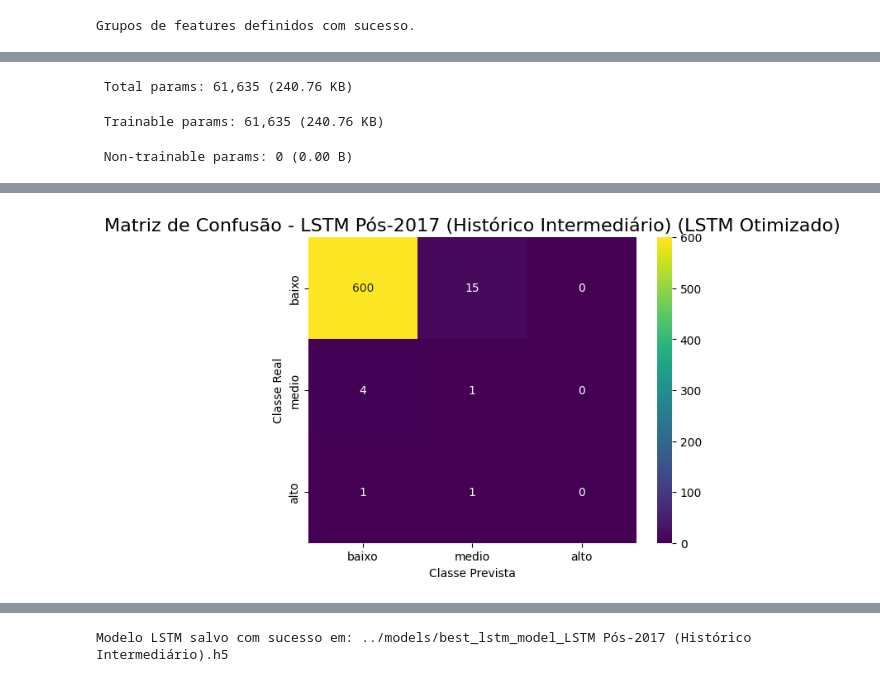
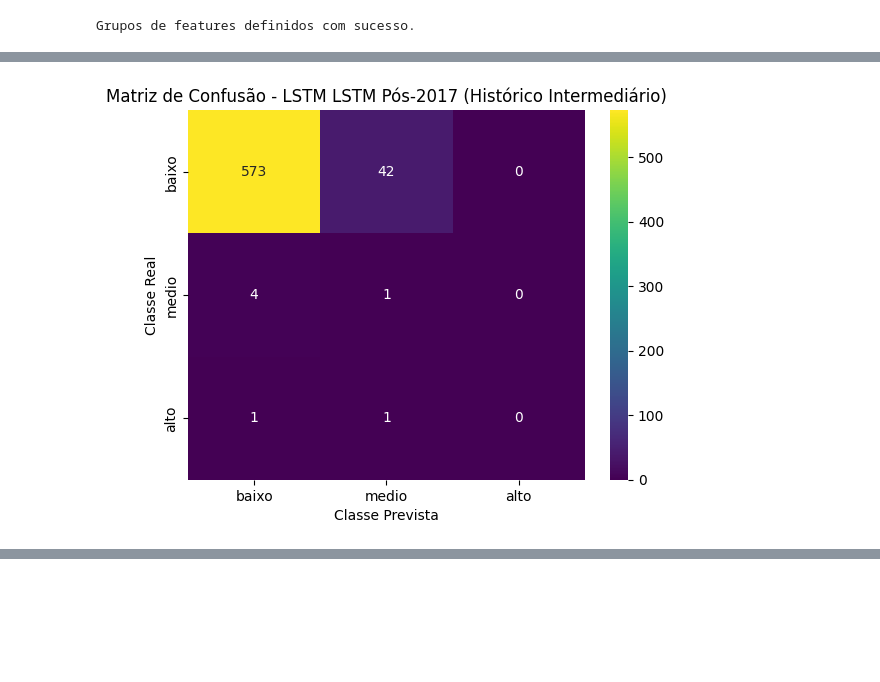
Before and after one commit to pauloprbs/ons-risk-prediction, a Jupyter notebook: notebooks/10-Modelagem-LTSM.ipynb, the cells around one changed output, grey strips where cells are left out. Cells and saved outputs as stored; diff of their text form; code cells hidden in the pictures; blank space fills up the shorter version.

```diff
--- a/notebooks/10-Modelagem-LTSM.ipynb
+++ b/notebooks/10-Modelagem-LTSM.ipynb
@@ -267,61 +184,23 @@ Busca de hiperparâmetros concluída.
 # %%
-# --- Célula 7: Obtenção, Avaliação e Salvamento do Modelo LSTM ---
-import os
-from sklearn.metrics import classification_report, confusion_matrix
-import seaborn as sns
-import matplotlib.pyplot as plt
-import numpy as np
+# --- Célula 7: Avaliação + Salvamento ---
+best_model = tuner.get_best_models(1)[0]
 
-# 1. Obter os melhores hiperparâmetros e o melhor modelo do 'tuner'
-best_hps = tuner.get_best_hyperparameters(num_trials=1)[0]
-best_model = tuner.get_best_models(num_models=1)[0]
+# Previsão
+y_pred_proba = best_model.predict(X_test_seq)
+y_pred = np.argmax(y_pred_proba, axis=1)
 
-print("\n--- Melhores Hiperparâmetros Encontrados ---")
-for hp in best_hps.values:
-    print(f"- {hp}: {best_hps.get(hp)}")
-print("-------------------------------------------")
+print(f"\nResultados finais LSTM - {nome_cenario}")
+print(classification_report(y_test_seq, y_pred, target_names=mapeamento_risco.keys(), zero_division=0))
 
-best_model.summary()
+# Matriz de confusão
+cm = confusion_matrix(y_test_seq, y_pred)
+sns.heatmap(cm, annot=True, fmt='d', cmap='viridis', xticklabels=mapeamento_risco.keys(), yticklabels=mapeamento_risco.keys())
+plt.title(f'Matriz de Confusão - LSTM {nome_cenario}')
+plt.ylabel('Classe Real'); plt.xlabel('Classe Prevista'); plt.show()
 
-# 2. Avaliação final nos dados de teste
-print("\nObtendo as probabilidades do melhor modelo LSTM nos dados de teste...")
-y_pred_proba = best_model.predict(X_test_seq)
-
-# --- Ajuste os limiares aqui ---
-threshold_alto = 0.05
-threshold_medio = 0.15
-# -----------------------------
-
-y_pred_custom = []
-for probs in y_pred_proba:
-    prob_baixo, prob_medio, prob_alto = probs
-    if prob_alto >= threshold_alto:
-        y_pred_custom.append(2)
-    elif prob_medio >= threshold_medio:
-        y_pred_custom.append(1)
-    else:
-        y_pred_custom.append(0)
-
-y_pred_custom = np.array(y_pred_custom)
-
-print(f"\n--- Resultados Finais do Cenário: {nome_cenario} (LSTM Otimizado) ---")
-print(classification_report(y_test_seq, y_pred_custom,
-                            target_names=mapeamento_risco.keys(),
-                            zero_division=0))
-
-cm_custom = confusion_matrix(y_test_seq, y_pred_custom)
-sns.heatmap(cm_custom, annot=True, fmt='d', cmap='viridis',
-            xticklabels=mapeamento_risco.keys(),
-            yticklabels=mapeamento_risco.keys())
-plt.title(f'Matriz de Confusão - {nome_cenario} (LSTM Otimizado)', fontsize=16)
-plt.ylabel('Classe Real')
-plt.xlabel('Classe Prevista')
-plt.show()
-
-# 3. Salvamento do modelo
-output_path = f'../models/best_lstm_model_{nome_cenario}.h5'
-os.makedirs(os.path.dirname(output_path), exist_ok=True)
-
-best_model.save(output_path)
-print(f"\nModelo LSTM salvo com sucesso em: {output_path}")
+# Salvamento
+os.makedirs('../models', exist_ok=True)
+best_model.save(f'../models/best_lstm_model_{CENARIO_ESCOLHIDO}.h5')
+joblib.dump(scaler, f'../models/scaler_lstm_{CENARIO_ESCOLHIDO}.joblib')
+print("Modelo e scaler LSTM salvos com sucesso!")
 # %% [output]
@@ -334,0 +219 @@ print(f"\nModelo LSTM salvo com sucesso em: {output_path}")
+[figure, new version]
@@ -351,3 +221,0 @@ Model: "sequential"
- Total params: 61,635 (240.76 KB)
- Trainable params: 61,635 (240.76 KB)
- Non-trainable params: 0 (0.00 B)
@@ -367 +221,0 @@ weighted avg       0.98      0.97      0.97       622
-[figure, old version]
@@ -369 +221,0 @@ WARNING:absl:You are saving your model as an HDF5 file via `model.save()` or `ke
-Modelo LSTM salvo com sucesso em: ../models/best_lstm_model_LSTM Pós-2017 (Histórico Intermediário).h5
```
Also changed, not shown: parts of 7 cells of this notebook, 15 other files.
